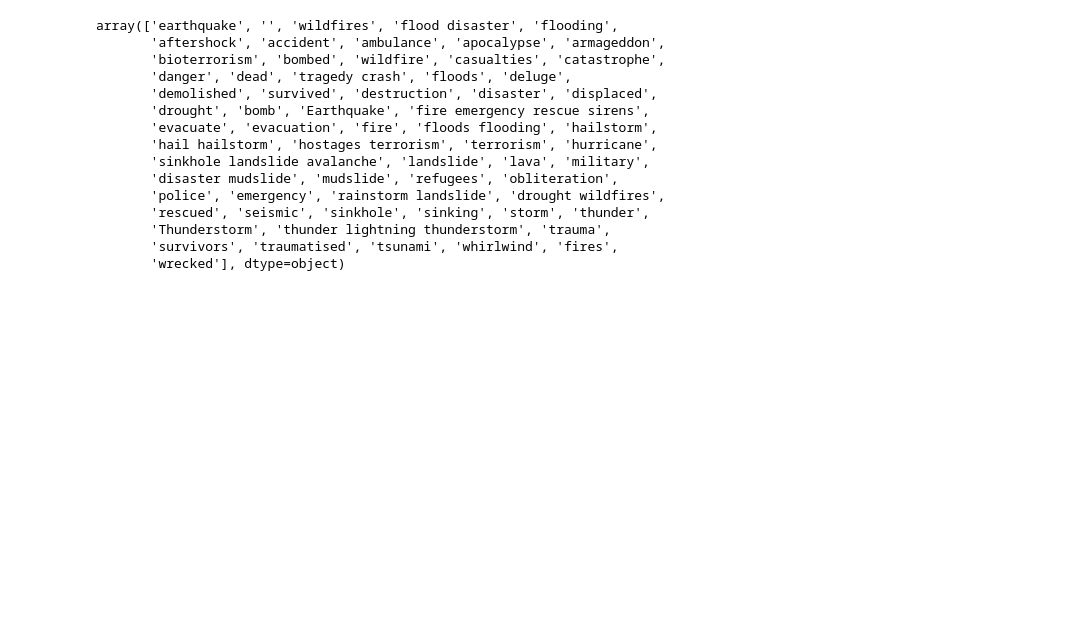
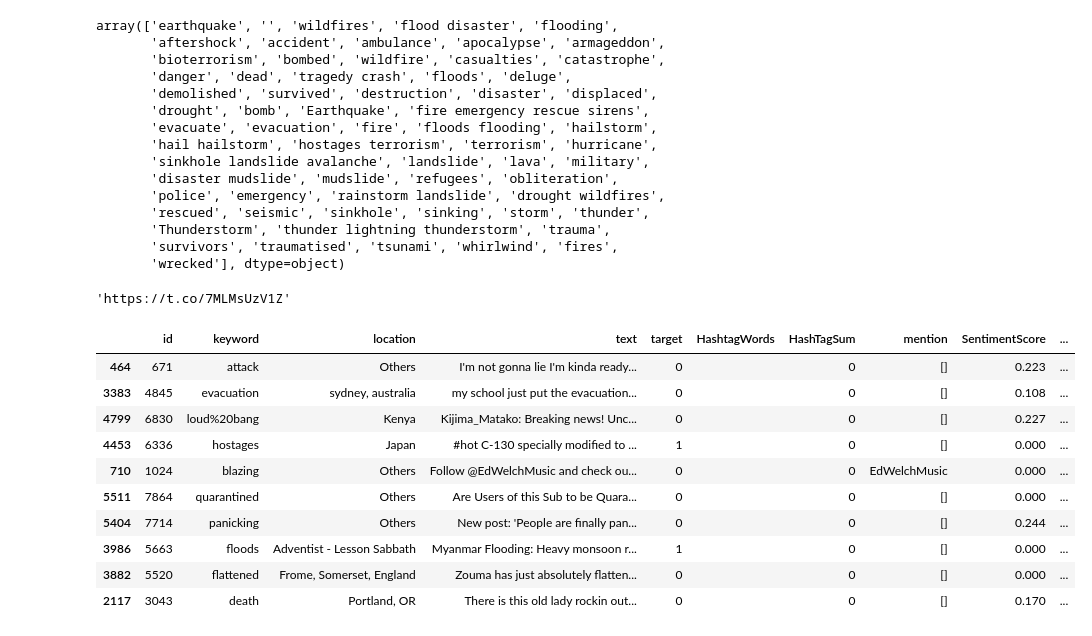
Before and after one commit to Akb-25/Natural-Disaster-Prediction-Kaggle, a Jupyter notebook: work.ipynb, the cells around one changed output. Saved outputs shown, nothing was run; the diff lists cells and outputs as text; code cells hidden in the pictures; blank space fills up the shorter version.

Commit message:
clean text

```diff
--- a/work.ipynb
+++ b/work.ipynb
@@ -422,3 +421,32 @@ array(['earthquake', '', 'wildfires', 'flood disaster', 'flooding',
        'Thunderstorm', 'thunder lightning thunderstorm', 'trauma',
        'survivors', 'traumatised', 'tsunami', 'whirlwind', 'fires',
        'wrecked'], dtype=object)
+# %%
+def urlSearch(text):
+    pattern=r"https?://t\.co/\S+"
+    urls=re.findall(pattern,text)
+    if urls:
+        return " ".join(urls)
+    else:
+        return False
+# %%
+sample=urlSearch("Hi follow this url https://t.co/7MLMsUzV1Z")
+sample
+# %% [output]
+'https://t.co/7MLMsUzV1Z'
+# %%
+train["UrlCount"]=train["text"].apply(urlSearch)
+# %%
+train.sample(10)
+# %% [output]
+|  | id | keyword | location | text | target | HashtagWords | HashTagSum | mention | SentimentScore | ... |
+| 464 | 671 | attack | Others | I'm not gonna lie I'm kinda ready... | 0 |  | 0 | [] | 0.223 | ... |
+| 3383 | 4845 | evacuation | sydney, australia | my school just put the evacuation... | 0 |  | 0 | [] | 0.108 | ... |
+| 4799 | 6830 | loud%20bang | Kenya | Kijima_Matako: Breaking news! Unc... | 0 |  | 0 | [] | 0.227 | ... |
+| 4453 | 6336 | hostages | Japan | #hot C-130 specially modified to ... | 1 |  | 0 | [] | 0.000 | ... |
+| 710 | 1024 | blazing | Others | Follow @EdWelchMusic and check ou... | 0 |  | 0 | EdWelchMusic | 0.000 | ... |
+| 5511 | 7864 | quarantined | Others | Are Users of this Sub to be Quara... | 0 |  | 0 | [] | 0.000 | ... |
+| 5404 | 7714 | panicking | Others | New post: 'People are finally pan... | 0 |  | 0 | [] | 0.244 | ... |
+| 3986 | 5663 | floods | Adventist - Lesson Sabbath | Myanmar Flooding: Heavy monsoon r... | 1 |  | 0 | [] | 0.000 | ... |
+| 3882 | 5520 | flattened | Frome, Somerset, England | Zouma has just absolutely flatten... | 0 |  | 0 | [] | 0.000 | ... |
+| 2117 | 3043 | death | Portland, OR | There is this old lady rockin out... | 0 |  | 0 | [] | 0.170 | ... |
```
Also changed, not shown: parts of 2 cells of this notebook.
